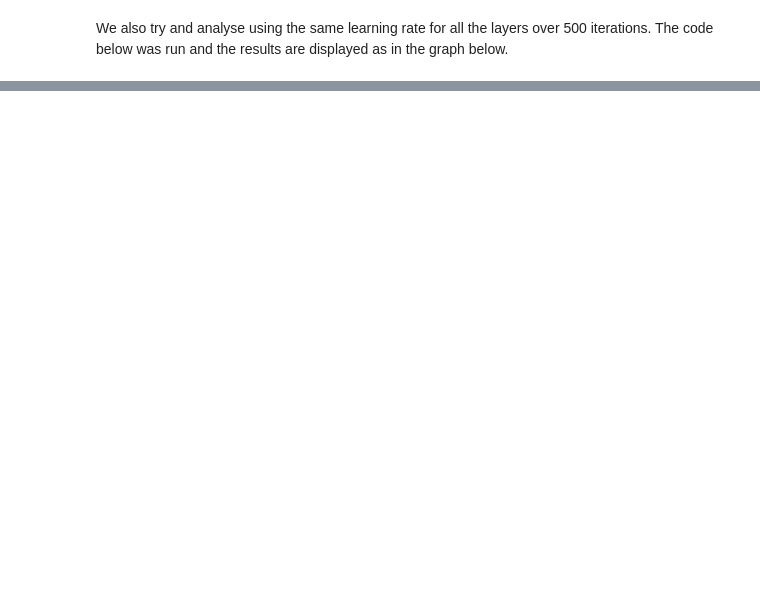
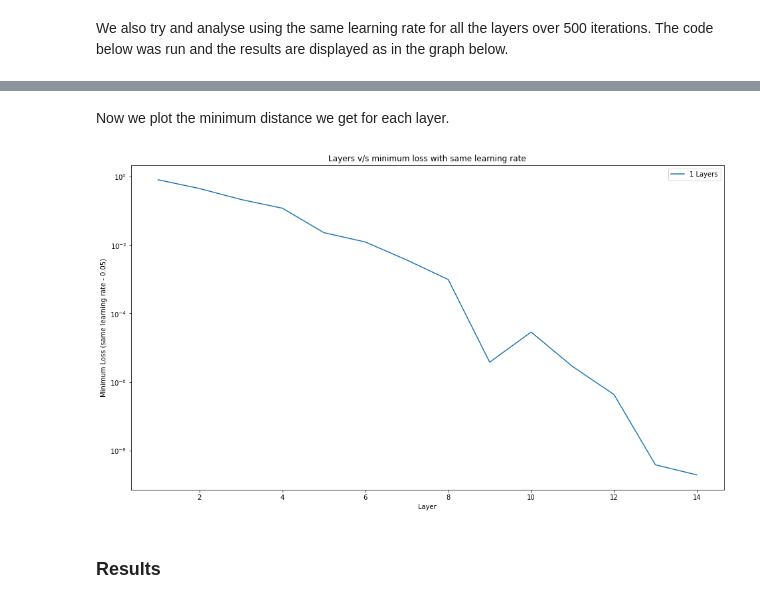
Before and after one commit to rathilakshika/Quantum-Open-Source-Foundation-Mentorship-task, a Jupyter notebook: Task 1.ipynb, the cells around one changed output, grey strips where cells are left out. Cells and saved outputs as stored; diff of their text form; code cells hidden in the pictures; blank space fills up the shorter version.

```diff
--- a/Task 1.ipynb
+++ b/Task 1.ipynb
@@ -336,18 +375,13 @@ We also try and analyse using the same learning rate for all the layers over 500
+# %%
+iterations = [0, 10, 20, 30, 40, 50, 60, 70, 80, 90, 100, 110, 120, 130, 140, 150, 160, 170, 180, 190, 200, 210, 220, 230, 240, 250, 260, 270, 280, 290, 300, 310, 320, 330, 340, 350, 360, 370, 380, 390, 400, 410, 420, 430, 440, 450, 460, 470, 480, 490]
 # %%
 plt.figure(figsize=[16, 9])
 plt.yscale('log')
 
-min_distances = []
-epsilons = []
+for layer in range(1, 15, 1):
+    plt.plot(iterations, min_distances[layer])
 
-for layer in range(1, 15, 1):
-    min_distance, iterations, epsilon_values = gradient_descent(phi, layer, learning_rate = 0.05, delta = 0.05, num_iterations = 500)
-    plt.plot(iterations, epsilon_values)
-
-    epsilons.append(epsilon_values)
-    min_distances.append(min_distance)
-
-legendList = ['{} Layers'.format(i + 1) for i in range(10)]
+legendList = ['{} Layers'.format(i + 1) for i in range(14)]
 plt.xlabel('Iterations')
 plt.ylabel('Loss')
 plt.legend(legendList)
@@ -355,0 +392,21 @@ plt.show()
+# %% [markdown]
+Now we plot the minimum distance we get for each layer.
+# %%
+epsilon_values = [min(min_distances[layer]) for layer in range(1, 15, 1)]
+# %%
+layers_upto15 = [1, 2, 3, 4, 5, 6, 7, 8, 9, 10, 11, 12, 13, 14]
+# %%
+plt.figure(figsize=[16, 9])
+plt.yscale('log')
+
+plt.plot(layers_upto15, epsilon_values)
+
+plt.xlabel('Layer')
+plt.ylabel('Minimum Loss (same learning rate - 0.05)')
+plt.legend(legendList)
+plt.title('Layers v/s minimum loss with same learning rate')
+plt.show()
+# %% [output]
+[figure, added]
+# %% [markdown]
+### Results
```
Also changed, not shown: parts of 15 cells of this notebook, 3 other files.
